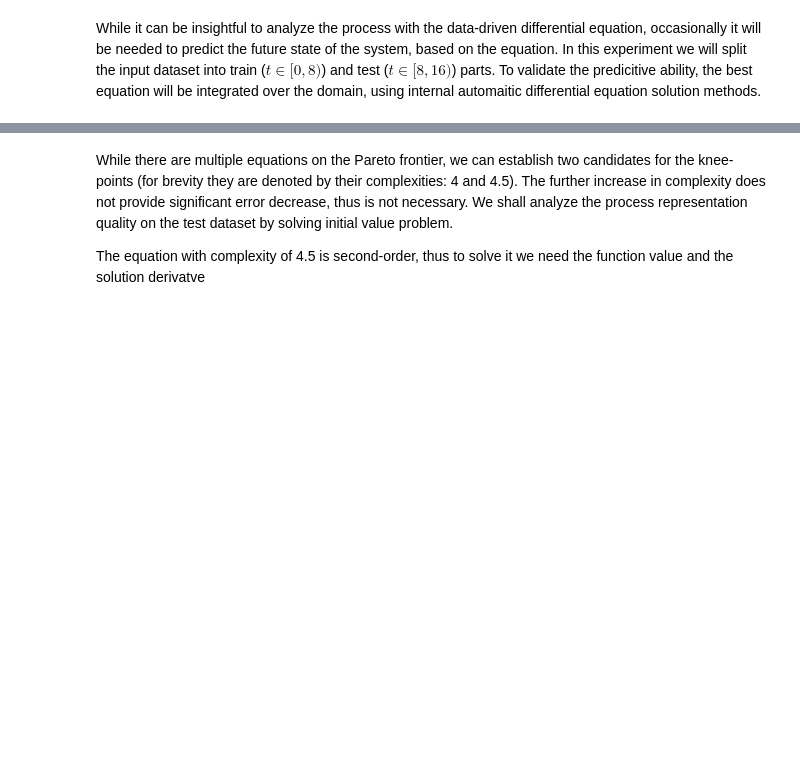
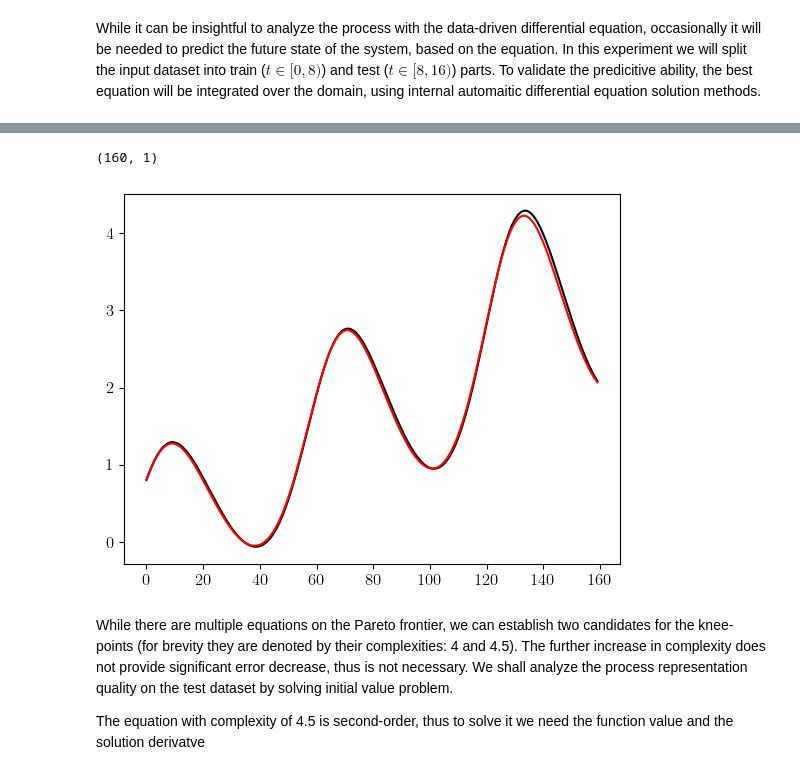
Before and after one commit to ITMO-NSS-team/EPDE, a Jupyter notebook: examples/ODE discovery.ipynb, the cells around one changed output, grey strips where cells are left out. Drawn from its saved outputs; the diff is of its cells as text; code cells hidden in the pictures; blank space fills up the shorter version.

Commit message:
Solver fitness for control

```diff
--- a/examples/ODE discovery.ipynb
+++ b/examples/ODE discovery.ipynb
@@ -338,0 +344,13 @@ epde_search_obj.equations()
+# %%
+import epde.globals as global_var
+
+from epde.interface.solver_integration import SolverAdapter
+
+
+net = None
+
+adapter = SolverAdapter(net=net, use_cache=False)
+solution_model = adapter.solve_epde_system(system = epde_search_obj.get_equations_by_complexity(4.5)[0],
+                                           grids = None, boundary_conditions = None)
+grid = global_var.grid_cache.get_all()[1]
+g_fun_vals = global_var.grid_cache.g_func #.reshape(-1)
@@ -339,3 +375,35 @@ epde_search_obj.equations()
+# %%
+solution_model.shape
+# %% [output]
+(160, 1)
+# %%
+for eq_idx, eq in enumerate(epde_search_obj.get_equations_by_complexity(4.5)[0].vals):
+    referential_data = global_var.tensor_cache.get((eq.main_var_to_explain, (1.0,)))
+
+    discr = (solution_model[..., eq_idx] - referential_data.reshape(solution_model[..., eq_idx].shape))
+
+    discr = np.multiply(discr, g_fun_vals.reshape(discr.shape))
+    rl_error = np.linalg.norm(discr, ord = 2)
+
+    fitness_value = rl_error
+    # if np.sum(eq.weights_final) == 0:
+    #     fitness_value /= self.params['penalty_coeff']
+
+    eq.fitness_calculated = True
+    eq.fitness_value = fitness_value
+
+    # if global_var.verbose.plot_DE_solutions:
+    #     plot_data_vs_solution(self.adapter.convert_grid(grid),
+    #                             data = referential_data.reshape(solution[eq_idx, ...].shape),
+    #                             solution = solution[eq_idx, ...])
+# %%
+ref_data = referential_data.reshape(solution_model[..., eq_idx].shape)
+# %%
+plt.plot(solution_model, color = 'k')
+plt.plot(ref_data, color = 'r')
+plt.show()
+# %% [output]
+[figure, added]
 # %% [markdown]
 While there are multiple equations on the Pareto frontier, we can establish two candidates for the knee-points (for brevity they are denoted by their complexities: 4 and 4.5). The further increase in complexity does not provide significant error decrease, thus is not necessary. We shall analyze the process representation quality on the test dataset by solving initial value problem.
 
```
Also changed, not shown: parts of 7 cells of this notebook, 9 other files.
